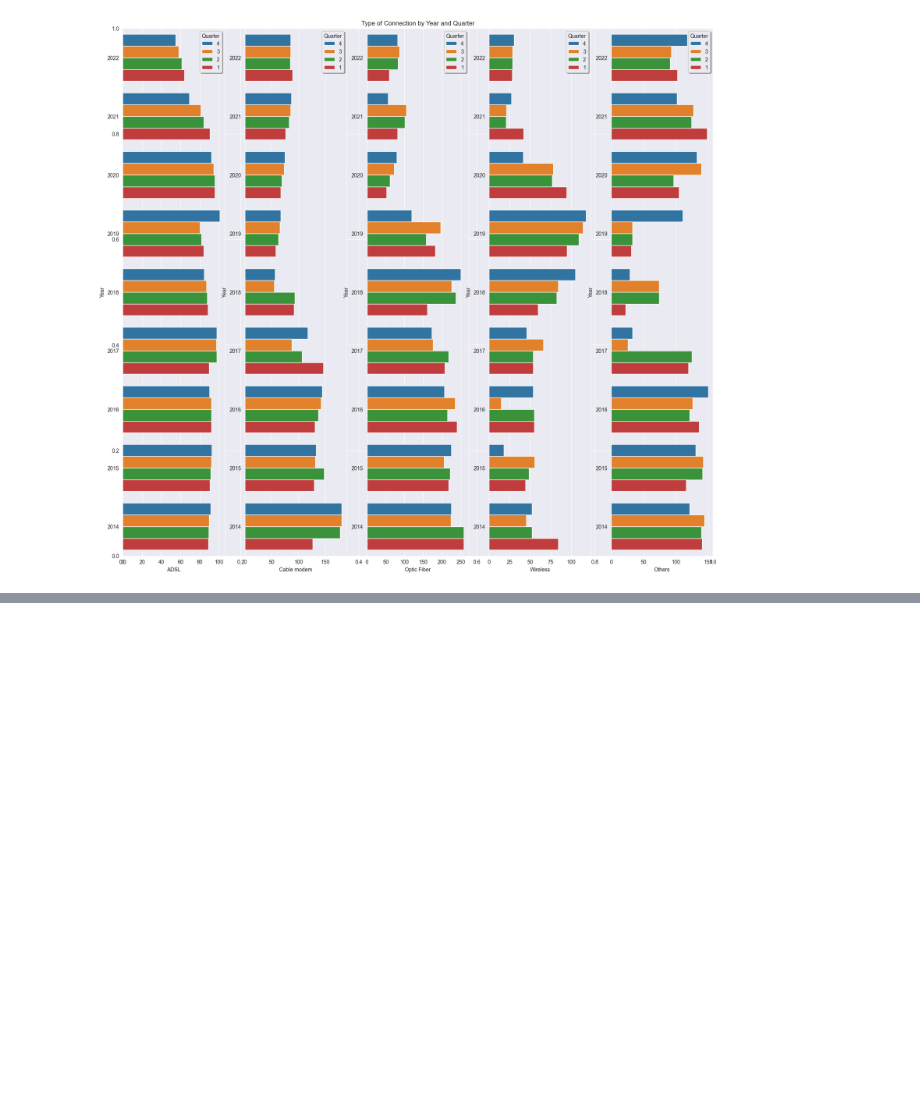
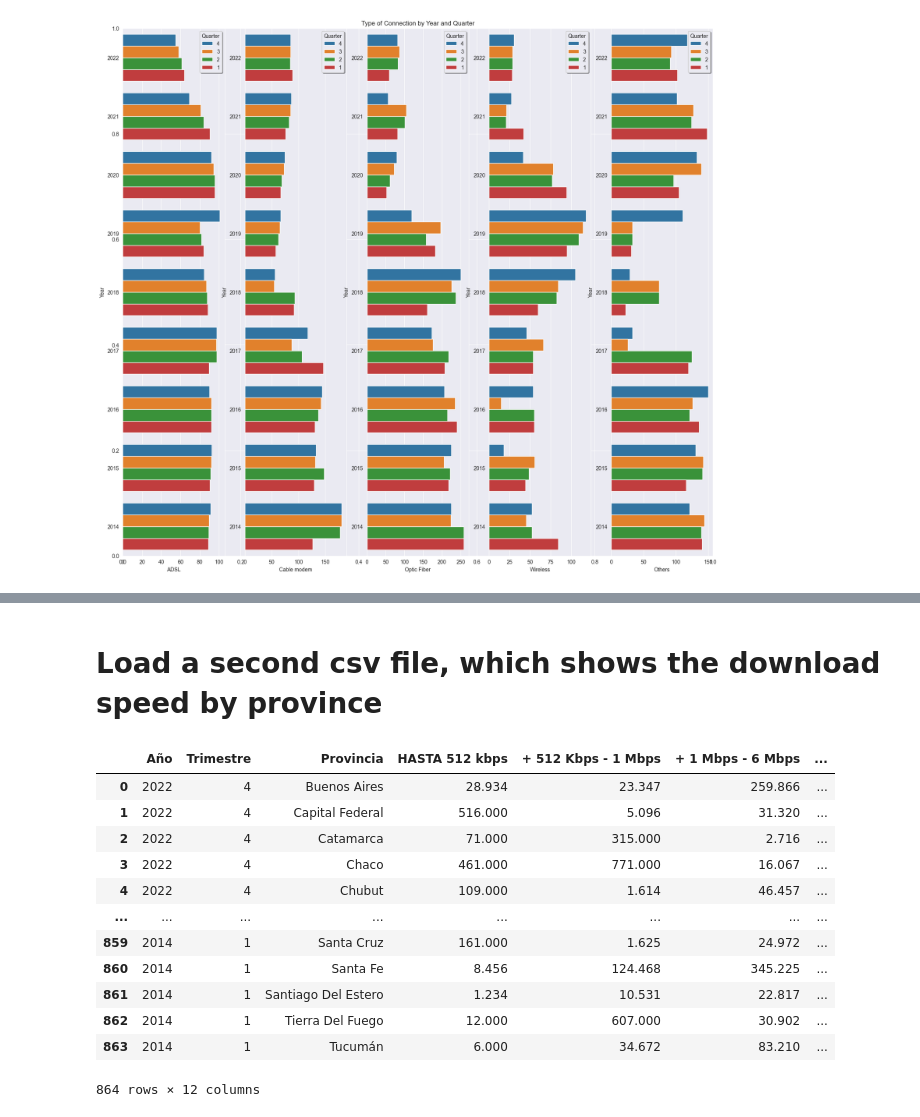
Before and after one commit to PatoMarzi/InternetAccess, a Jupyter notebook: EDAs/Internet_Access.ipynb, the cells around one changed output, grey strips where cells are left out. Saved outputs shown, nothing was run; the diff lists cells and outputs as text; code cells hidden in the pictures; blank space fills up the shorter version.

Commit message:
Second csv EDA

```diff
--- a/EDAs/Internet_Access.ipynb
+++ b/EDAs/Internet_Access.ipynb
@@ -209,0 +245,20 @@ plt.show()
+# %% [markdown]
+# Load a second csv file, which shows the download speed by province
+# %%
+df2 = pd.read_csv('../DataSets/Internet_Accesos-por-velocidad_por_pcia.csv', sep = ',')
+# %%
+df2
+# %% [output]
+|  | Año | Trimestre | Provincia | HASTA 512 kbps | + 512 Kbps - 1 Mbps | + 1 Mbps - 6 Mbps | ... |
+| 0 | 2022 | 4 | Buenos Aires | 28.934 | 23.347 | 259.866 | ... |
+| 1 | 2022 | 4 | Capital Federal | 516.000 | 5.096 | 31.320 | ... |
+| 2 | 2022 | 4 | Catamarca | 71.000 | 315.000 | 2.716 | ... |
+| 3 | 2022 | 4 | Chaco | 461.000 | 771.000 | 16.067 | ... |
+| 4 | 2022 | 4 | Chubut | 109.000 | 1.614 | 46.457 | ... |
+| ... | ... | ... | ... | ... | ... | ... | ... |
+| 859 | 2014 | 1 | Santa Cruz | 161.000 | 1.625 | 24.972 | ... |
+| 860 | 2014 | 1 | Santa Fe | 8.456 | 124.468 | 345.225 | ... |
+| 861 | 2014 | 1 | Santiago Del Estero | 1.234 | 10.531 | 22.817 | ... |
+| 862 | 2014 | 1 | Tierra Del Fuego | 12.000 | 607.000 | 30.902 | ... |
+| 863 | 2014 | 1 | Tucumán | 6.000 | 34.672 | 83.210 | ... |
+864 rows × 12 columns
```
Also changed, not shown: parts of 10 cells of this notebook.
